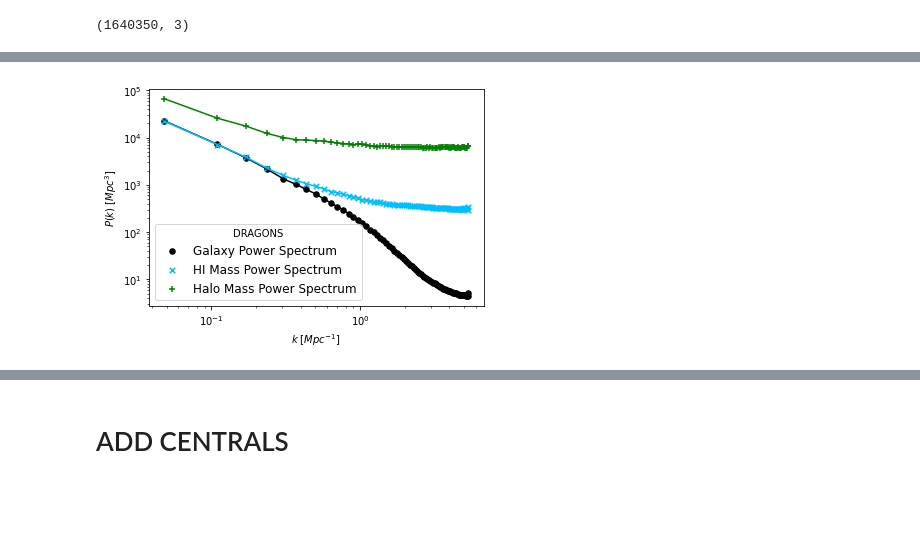
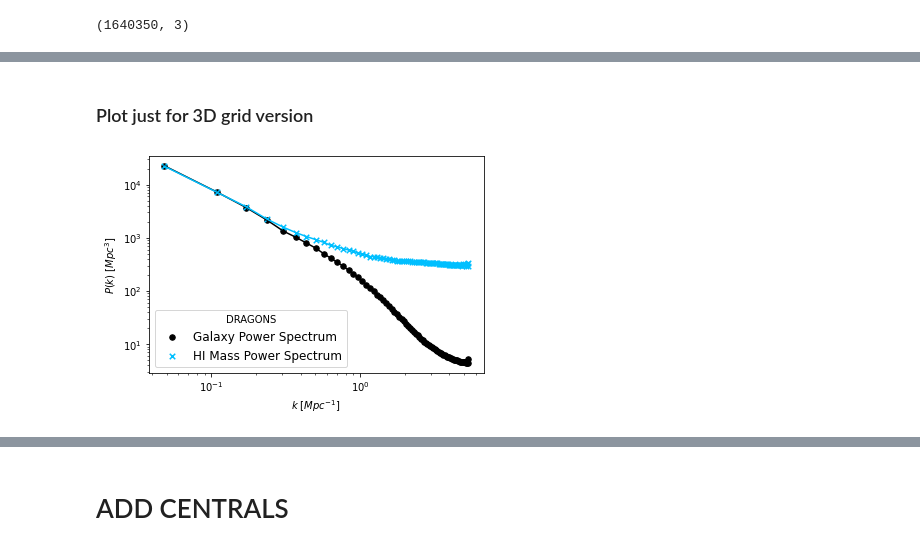
Before and after one commit to AliceEMaffs/DRAGONS_Project, a Jupyter notebook: PS_TEST.ipynb, the cells around one changed output, grey strips where cells are left out. Cells and saved outputs as stored; diff of their text form; code cells hidden in the pictures; blank space fills up the shorter version.

```diff
--- a/PS_TEST.ipynb
+++ b/PS_TEST.ipynb
@@ -37,9 +48,5 @@ Index(['HaloID', 'ID', 'Type', 'CentralGal', 'GhostFlag', 'Len', 'MaxLen',
        'NewStars_0', 'NewStars_1', 'NewStars_2', 'NewStars_3', 'NewStars_4'],
       dtype='object')
 # %%
-# M VIR
-gals = gals[gals.Mvir != 0] # remove all MVir = 0 rows from gals (NONE REMOVED)
-Mvir = gals["Mvir"]*1e10#convert into correct units
-# HI MASS
 gals1 = gals1[gals1.HIMass != 0]# remove all HIMass = 0 rows from gals
 HIMass = gals1["HIMass"]*1e10#convert into correct units
@@ -120,29 +109,29 @@ array([0.07005907, 0.14791319, 0.23301967, 0.32335542, 0.41383499,
+# %% [markdown]
+### Plot just for 3D grid version
 # %%
 # plot PS
 fig, ax = plt.subplots(1, 1)
 label_z = ("z = " + redshift_used)
 # Labels and Legends
 label_galsPS = ("Galaxy Power Spectrum")
 label_himassPS = ("HI Mass Power Spectrum")
 label_mvirPS = ("Halo Mass Power Spectrum")
 # Plot
 ax.set_xlabel(r"$k$ $[Mpc^{-1}]$")
 ax.set_ylabel(r"$P(k)$ $[Mpc^{3}]$")
 plt.xscale('log')
 plt.yscale('log')
 ax.plot(gal_k,gal_ps,color="black")
 ax.scatter(gal_k,gal_ps,color="black", label=label_galsPS, marker="o",s=30)
 ax.plot(himass_k,himass_ps,color="deepskyblue")
 ax.scatter(himass_k,himass_ps,color="deepskyblue", label=label_himassPS,marker="x",s=30)
-ax.plot(mvir_k,mvir_ps,color="green")
-ax.scatter(mvir_k,mvir_ps,color="green", label=label_mvirPS, marker="+", s=30)
 
 plt.legend(title=("DRAGONS"),
            loc='lower left',
            fontsize=12)
 # Name and save plot
 nbins = str(nbins)
-name_of_plot=("PowerSpectrum_GALS_and_HIMass_Mvir_logged_TEST" + nbins)
-plt.savefig("plots/" + name_of_plot + ".pdf")
+name_of_plot=("PowerSpectrum_GALS_and_HIMass_logged_TEST" + nbins)
+plt.savefig("plots/PS/" + name_of_plot + ".pdf")
 # %% [output]
-[figure, old version]
+[figure, new version]
```
Also changed, not shown: parts of 19 cells of this notebook, 4 other files.
